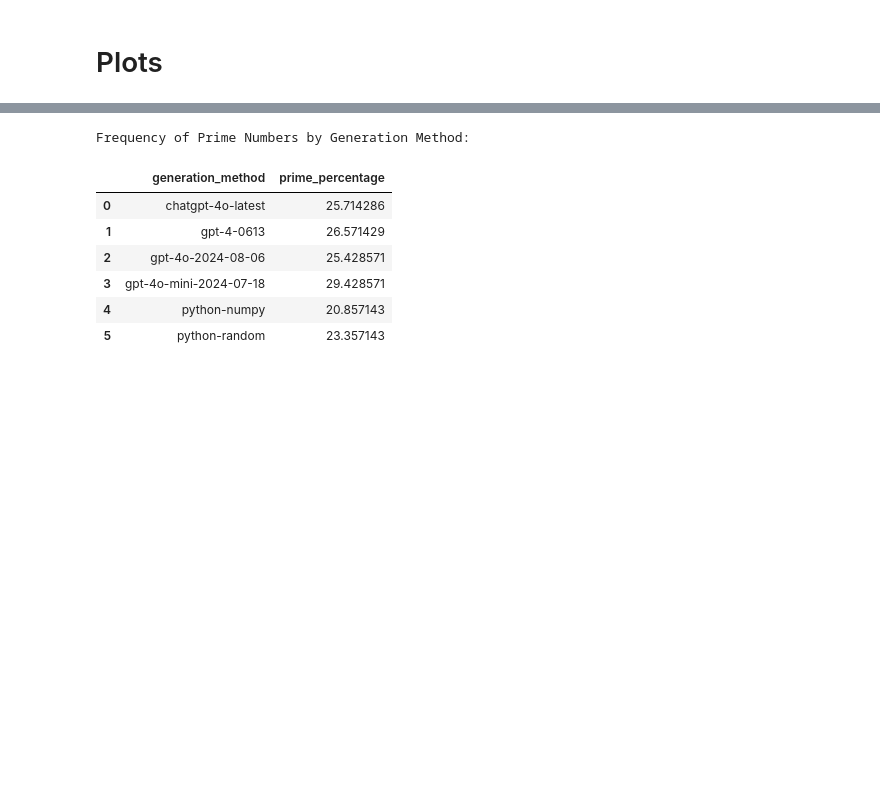
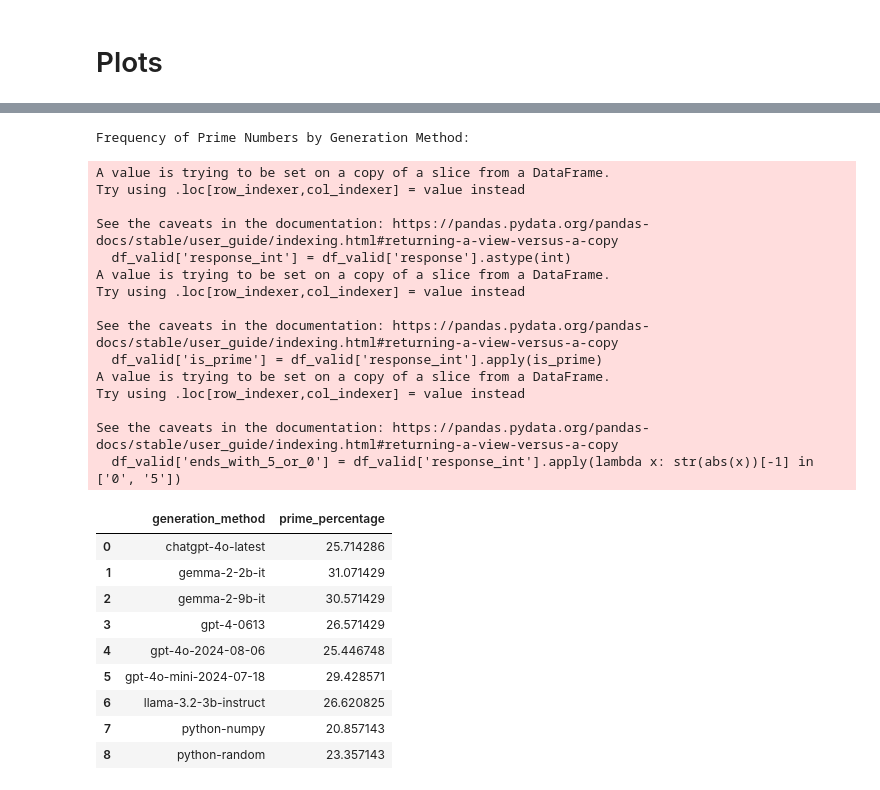
Before and after one commit to kmaurinjones/llm-randomness-analysis, a Jupyter notebook: analysis.ipynb, the cells around one changed output, grey strips where cells are left out. Cells and saved outputs as stored; diff of their text form; code cells hidden in the pictures; blank space fills up the shorter version.

```diff
--- a/analysis.ipynb
+++ b/analysis.ipynb
@@ -9,6 +9,6 @@ import seaborn as sns
 # %% [markdown]
 # Load in LLM Randomness Data
 # %%
-df = pd.read_csv('results-200.csv')
+df = pd.read_csv('all-results.csv')
 df.shape
 # %% [output]
@@ -42,6 +42,7 @@ for _, row in df[['range_min', 'range_max']].drop_duplicates().iterrows():
             'range_max': range_max,
             'response': response,
             'normalized_response': normalized_response,
+            'is_valid': True
 
             # # add NaN vals for every column that isn't 'generation_method', 'range_min', 'range_max', 'response', 'normalized_response'
             # **{col: np.nan for col in df.columns if col not in ['generation_method', 'range_min', 'range_max', 'response', 'normalized_response']}
@@ -57,7 +58,8 @@ for _, row in df[['range_min', 'range_max']].drop_duplicates().iterrows():
             'range_min': range_min,
             'range_max': range_max,
             'response': response,
-            'normalized_response': normalized_response
+            'normalized_response': normalized_response,
+            'is_valid': True
 
             # # add NaN vals for every column that isn't 'generation_method', 'range_min', 'range_max', 'response', 'normalized_response'
             # **{col: np.nan for col in df.columns if col not in ['generation_method', 'range_min', 'range_max', 'response', 'normalized_response']}
@@ -348,12 +385,12 @@ plt.show()
 # %%
 # Create a new column for range labels
-df['range_label'] = df.apply(lambda x: f"[{x['range_min']}, {x['range_max']}]", axis=1)
+df_valid['range_label'] = df_valid.apply(lambda x: f"[{x['range_min']}, {x['range_max']}]", axis=1)
 
 # sort generation methods by alphabetical order
-df['generation_method'] = pd.Categorical(df['generation_method'], categories=sorted(df['generation_method'].unique()))
+df_valid['generation_method'] = pd.Categorical(df_valid['generation_method'], categories=sorted(df_valid['generation_method'].unique()))
 
 plt.figure(figsize=(18, 10))
-sns.boxplot(x='range_label', y='normalized_response', hue='generation_method', data=df, palette=custom_palette)
+sns.boxplot(x='range_label', y='normalized_response', hue='generation_method', data=df_valid, palette=custom_palette)
 plt.title('Boxplot of Normalized Responses per Generation Method across Ranges')
 plt.xlabel('Range')
 plt.ylabel('Normalized Response')
@@ -362,6 +399,6 @@ plt.grid(True, which='both', ls='--', c='gray', alpha=0.2)
 # plt.legend(title='Generation Method', loc='upper left')
 plt.legend(title="Generation Method", loc='upper left', bbox_to_anchor=(1, 1))
 plt.xticks(rotation=45)
-# plt.savefig('imgs/boxplot_normalized_response_vs_range.png')
+plt.savefig('imgs/boxplot_normalized_response_vs_range.png')
 plt.show()
 # %% [output]
@@ -387,6 +434,6 @@ plt.show()
 # %%
 # Ensure 'response' is an integer (if it's not already)
-df['response_int'] = df['response'].astype(int)
+df_valid['response_int'] = df_valid['response'].astype(int)
 
 # Function to check if a number is prime
 def is_prime(n):
@@ -398,42 +445,60 @@ def is_prime(n):
     # Even numbers greater than 2 are not prime
     if n % 2 == 0:
         return False
     sqrt_n = int(np.sqrt(n)) + 1
     # Check odd numbers up to the square root of n
     for i in range(3, sqrt_n, 2):
         if n % i == 0:
             return False
     return True
 
 # Apply the is_prime function to the 'response_int' column
-df['is_prime'] = df['response_int'].apply(is_prime)
+df_valid['is_prime'] = df_valid['response_int'].apply(is_prime)
 
 # Check if the number ends with 5 or 0
-df['ends_with_5_or_0'] = df['response_int'].apply(lambda x: str(abs(x))[-1] in ['0', '5'])
+df_valid['ends_with_5_or_0'] = df_valid['response_int'].apply(lambda x: str(abs(x))[-1] in ['0', '5'])
 
 # Now compute frequencies across generation methods
 # Multiply by 100 to get percentages
 
 # Frequency of prime numbers
-prime_freq = df.groupby('generation_method')['is_prime'].mean().reset_index()
+prime_freq = df_valid.groupby('generation_method')['is_prime'].mean().reset_index()
 prime_freq['prime_percentage'] = prime_freq['is_prime'] * 100
 
 # Frequency of numbers ending with 5 or 0
-ends_with_5_or_0_freq = df.groupby('generation_method')['ends_with_5_or_0'].mean().reset_index()
+ends_with_5_or_0_freq = df_valid.groupby('generation_method')['ends_with_5_or_0'].mean().reset_index()
 ends_with_5_or_0_freq['ends_with_5_or_0_percentage'] = ends_with_5_or_0_freq['ends_with_5_or_0'] * 100
 
 # Display the frequencies
 print("Frequency of Prime Numbers by Generation Method:")
 prime_freq[['generation_method', 'prime_percentage']]
 # %% [output]
 Frequency of Prime Numbers by Generation Method:
+A value is trying to be set on a copy of a slice from a DataFrame.
+Try using .loc[row_indexer,col_indexer] = value instead
+
+See the caveats in the documentation: https://pandas.pydata.org/pandas-docs/stable/user_guide/indexing.html#returning-a-view-versus-a-copy
+  df_valid['response_int'] = df_valid['response'].astype(int)
+A value is trying to be set on a copy of a slice from a DataFrame.
+Try using .loc[row_indexer,col_indexer] = value instead
+
+See the caveats in the documentation: https://pandas.pydata.org/pandas-docs/stable/user_guide/indexing.html#returning-a-view-versus-a-copy
+  df_valid['is_prime'] = df_valid['response_int'].apply(is_prime)
+A value is trying to be set on a copy of a slice from a DataFrame.
+Try using .loc[row_indexer,col_indexer] = value instead
+
+See the caveats in the documentation: https://pandas.pydata.org/pandas-docs/stable/user_guide/indexing.html#returning-a-view-versus-a-copy
+  df_valid['ends_with_5_or_0'] = df_valid['response_int'].apply(lambda x: str(abs(x))[-1] in ['0', '5'])
 |  | generation_method | prime_percentage |
 | 0 | chatgpt-4o-latest | 25.714286 |
-| 1 | gpt-4-0613 | 26.571429 |
-| 2 | gpt-4o-2024-08-06 | 25.428571 |
-| 3 | gpt-4o-mini-2024-07-18 | 29.428571 |
-| 4 | python-numpy | 20.857143 |
-| 5 | python-random | 23.357143 |
+| 1 | gemma-2-2b-it | 31.071429 |
+| 2 | gemma-2-9b-it | 30.571429 |
+| 3 | gpt-4-0613 | 26.571429 |
+| 4 | gpt-4o-2024-08-06 | 25.446748 |
+| 5 | gpt-4o-mini-2024-07-18 | 29.428571 |
+| 6 | llama-3.2-3b-instruct | 26.620825 |
+| 7 | python-numpy | 20.857143 |
+| 8 | python-random | 23.357143 |
 # %%
 print("\nFrequency of Numbers Ending with 5 or 0 by Generation Method:")
 ends_with_5_or_0_freq[['generation_method', 'ends_with_5_or_0_percentage']]
```
Also changed, not shown: parts of 23 cells of this notebook, 10 other files.
